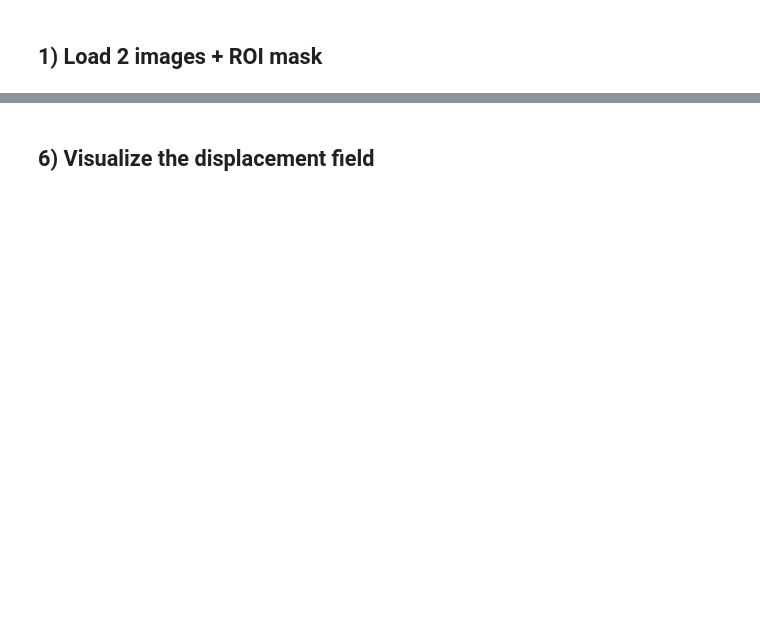
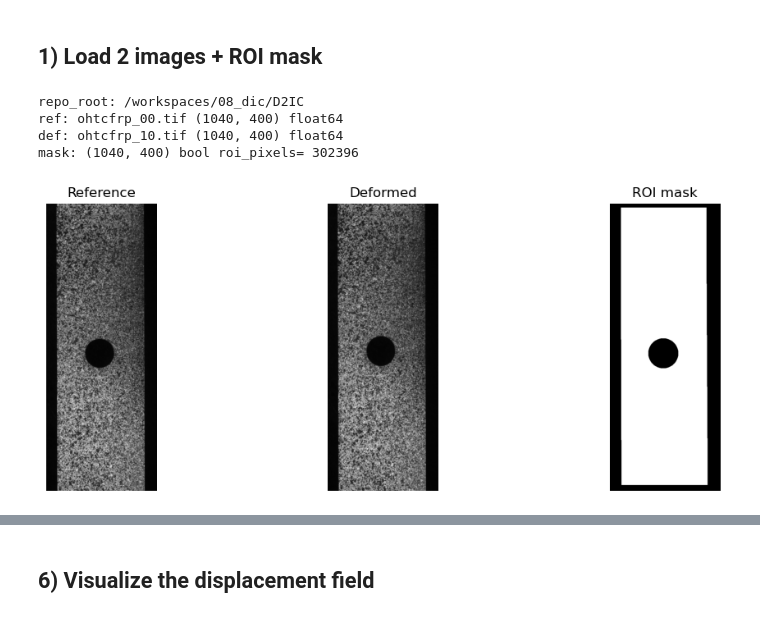
Before and after one commit to EmileRouxSMB/D2IC, a Jupyter notebook: doc/01_Simple2D_DIC.ipynb, the cells around one changed output, grey strips where cells are left out. Cells and saved outputs as stored; diff of their text form; code cells hidden in the pictures; blank space fills up the shorter version.

```diff
--- a/doc/01_Simple2D_DIC.ipynb
+++ b/doc/01_Simple2D_DIC.ipynb
@@ -42,39 +35,61 @@ jax.devices()
 # %% [markdown]
 ## 1) Load 2 images + ROI mask
 # %%
+def find_d2ic_root() -> Path:
+    current = Path.cwd().resolve()
+    for candidate in (current, *current.parents):
+        if (candidate / 'doc' / 'img' / 'PlateHole').exists() and (candidate / 'd2ic').exists():
+            return candidate
+    raise FileNotFoundError('Could not locate the D2IC folder (expected doc/img/PlateHole and d2ic/).')
 
-repo_root = None
-current = Path.cwd().resolve()
-for candidate in (current, *current.parents):
-    img_root = candidate / "doc" / "img" / "PlateHole"
-    if img_root.exists():
-        repo_root = candidate
-        break
-if repo_root is None:
-    raise FileNotFoundError(
-        "Could not locate the repository root (doc/img/PlateHole folder missing)."
-    )
+repo_root = find_d2ic_root()
+sys.path.insert(0, str(repo_root))
 
-img_dir = repo_root / "doc" / "img" / "PlateHole"
-out_dir = Path("./_outputs")
-out_dir.mkdir(exist_ok=True)
+from d2ic import (
+    InitMotionConfig,
+    MeshDICConfig,
+    DICInitMotion,
+    DICMeshBased,
+    TranslationZNCCSolver,
+    GlobalCGSolver,
+    LocalGaussNewtonSolver,
+    mask_to_mesh_assets_gmsh,
+    DICPlotter,
+)
+img_dir = repo_root / 'doc' / 'img' / 'PlateHole'
+out_dir = repo_root / 'doc' / '_outputs' / 'simple2d_notebook'
+out_dir.mkdir(parents=True, exist_ok=True)
 
-im_ref = imread(img_dir / "ohtcfrp_00.tif").astype(float)
-im_def = imread(img_dir / "ohtcfrp_10.tif").astype(float)
-mask = imread(img_dir / "roi.tif")
+ref_path = img_dir / 'ohtcfrp_00.tif'
+def_path = img_dir / 'ohtcfrp_10.tif'
 
-print("im_ref:", im_ref.shape, im_ref.dtype)
-print("im_def:", im_def.shape, im_def.dtype)
-print("mask :", mask.shape, mask.dtype)
+im_ref = imread(ref_path).astype(float)
+im_def = imread(def_path).astype(float)
+
+mask = imread(img_dir / 'roi.tif')
+if mask.ndim == 3:
+    mask = mask[..., 0]
+mask = mask > 0
+
+print('repo_root:', repo_root)
+print('ref:', ref_path.name, im_ref.shape, im_ref.dtype)
+print('def:', def_path.name, im_def.shape, im_def.dtype)
+print('mask:', mask.shape, mask.dtype, 'roi_pixels=', int(mask.sum()))
 
 fig, ax = plt.subplots(1, 3, figsize=(12, 4), sharex=True, sharey=True)
-ax[0].imshow(im_ref, cmap="gray", origin="lower")
-ax[0].set_title("Reference")
-ax[1].imshow(im_def, cmap="gray", origin="lower")
-ax[1].set_title("Deformed")
-ax[2].imshow(mask, cmap="gray", origin="lower")
-ax[2].set_title("ROI mask")
+ax[0].imshow(im_ref, cmap='gray')
+ax[0].set_title('Reference')
+ax[1].imshow(im_def, cmap='gray')
+ax[1].set_title('Deformed')
+ax[2].imshow(mask, cmap='gray')
+ax[2].set_title('ROI mask')
 for a in ax:
-    a.axis("off")
+    a.axis('off')
 plt.tight_layout()
+# %% [output]
+repo_root: /workspaces/08_dic/D2IC
+ref: ohtcfrp_00.tif (1040, 400) float64
+def: ohtcfrp_10.tif (1040, 400) float64
+mask: (1040, 400) bool roi_pixels= 302396
+[figure, added]
 # %% [markdown]
```
Also changed, not shown: parts of 15 cells of this notebook, 3 other files.
